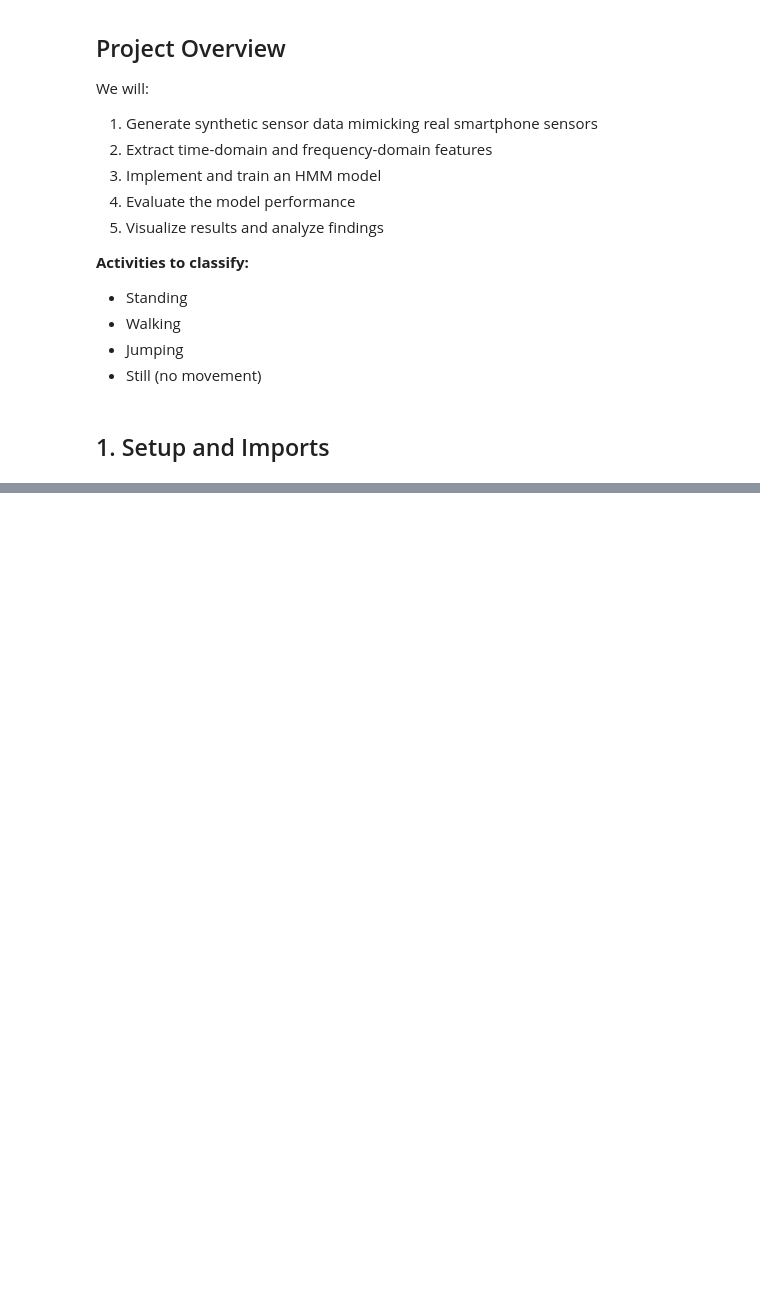
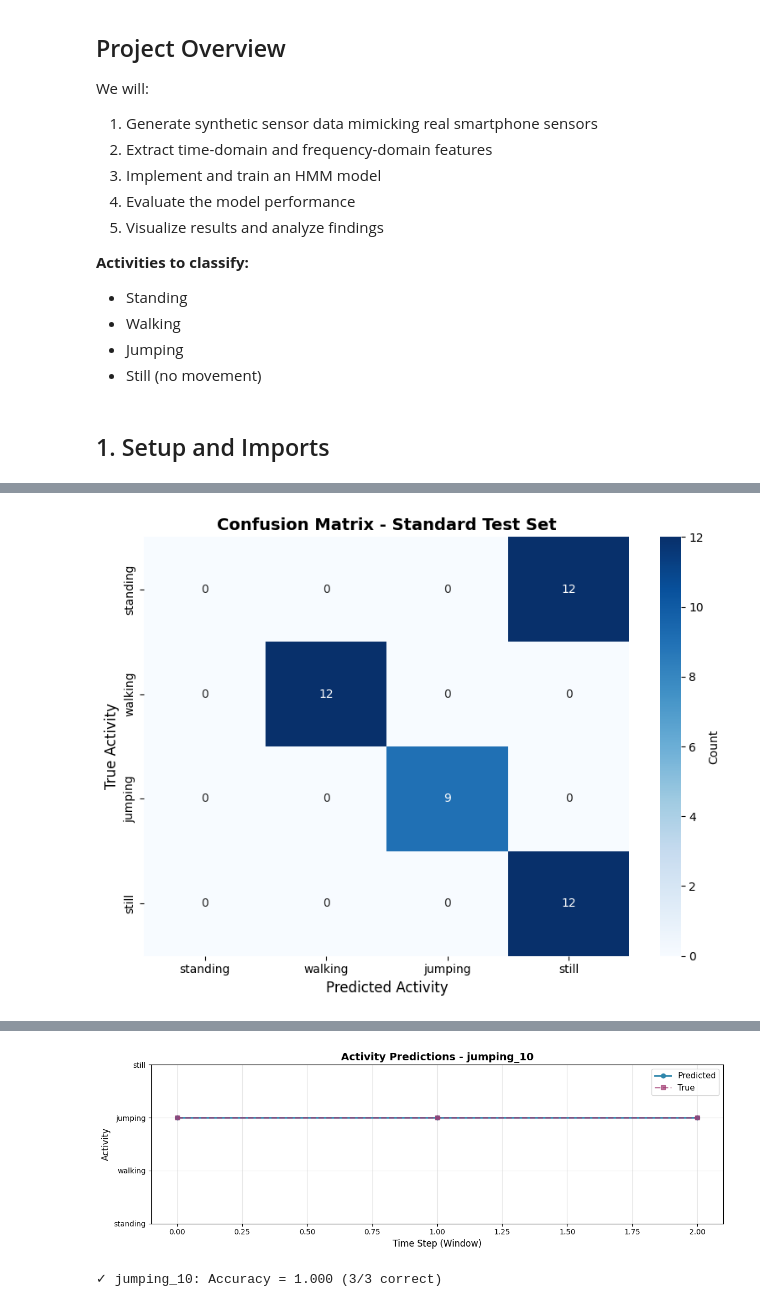
Before and after one commit to Amandine0610/model_human_activity_hmm, a Jupyter notebook: notebooks/human_activity_hmm.ipynb, the cells around one changed output, grey strips where cells are left out. Drawn from its saved outputs; the diff is of its cells as text; code cells hidden in the pictures; blank space fills up the shorter version.

```diff
--- a/notebooks/human_activity_hmm.ipynb
+++ b/notebooks/human_activity_hmm.ipynb
@@ -1149,0 +1100,77 @@ Detailed metrics saved to results/detailed_metrics.csv
+# %%
+print("="*70)
+print("MODEL EVALUATION - STANDARD TEST SET")
+print("="*70 + "\n")
+
+if hmm_model and not test_df.empty:
+    print("Evaluating on standard test set...")
+    metrics = hmm_model.evaluate(test_df)
+
+    print(f"\nOVERALL ACCURACY: {metrics['overall_accuracy']:.3f}")
+    print("\nPER-ACTIVITY METRICS:")
+    print("-"*70)
+    for act in activities:
+        print(f"{act.upper():12s} - Precision: {metrics[f'{act}_precision']:.3f}, "
+              f"Recall: {metrics[f'{act}_recall']:.3f}, "
+              f"F1: {metrics[f'{act}_f1']:.3f}")
+    print("-"*70)
+
+    # Predictions
+    predicted_states = hmm_model.predict(test_df)
+    true_states = test_df['activity'].map(hmm_model.activity_to_state).values
+    predicted_activities = [hmm_model.state_to_activity[s] for s in predicted_states]
+    true_activities = test_df['activity'].values
+
+    # Confusion matrix
+    cm = confusion_matrix(true_activities, predicted_activities, labels=activities)
+    cm_df = pd.DataFrame(cm, index=activities, columns=activities)
+
+    plt.figure(figsize=(8, 6))
+    sns.heatmap(cm_df, annot=True, fmt='d', cmap='Blues',
+               cbar_kws={'label': 'Count'})
+    plt.title('Confusion Matrix - Standard Test Set', fontsize=14, fontweight='bold')
+    plt.xlabel('Predicted Activity', fontsize=12)
+    plt.ylabel('True Activity', fontsize=12)
+    plt.tight_layout()
+    plt.savefig('confusion_matrix_test.png', dpi=300, bbox_inches='tight')
+    plt.show()
+    print("\n✓ Saved: confusion_matrix_test.png\n")
+
+    # Classification report
+    print("DETAILED CLASSIFICATION REPORT:")
+    print("-"*70)
+    print(classification_report(true_activities, predicted_activities))
+    print("-"*70)
+
+    # Prediction timeline visualization
+    sample_ids = test_df['sample_id'].unique()[:2]
+    for sample_id in sample_ids:
+        sample_data = test_df[test_df['sample_id'] == sample_id]
+        feature_cols = [col for col in sample_data.columns
+                       if col not in ['activity', 'sample_id', 'window_idx']]
+        X_sample = sample_data[feature_cols].values
+        y_true_sample = sample_data['activity'].map(hmm_model.activity_to_state).values
+        y_pred_sample = hmm_model.viterbi(X_sample)
+
+        plt.figure(figsize=(12, 4))
+        time_steps = np.arange(len(y_pred_sample))
+        plt.plot(time_steps, y_pred_sample, 'o-', label='Predicted',
+                markersize=6, linewidth=2, color='#2E86AB')
+        plt.plot(time_steps, y_true_sample, 's--', label='True',
+                markersize=6, linewidth=2, alpha=0.7, color='#A23B72')
+        plt.yticks(range(n_states), activities)
+        plt.xlabel('Time Step (Window)', fontsize=12)
+        plt.ylabel('Activity', fontsize=12)
+        plt.title(f'Activity Predictions - {sample_id}', fontsize=14, fontweight='bold')
+        plt.legend(fontsize=11)
+        plt.grid(True, alpha=0.3)
+        plt.tight_layout()
+        plt.savefig(f'predictions_{sample_id}.png', dpi=300, bbox_inches='tight')
+        plt.show()
+
+        accuracy = accuracy_score(y_true_sample, y_pred_sample)
+        print(f"✓ {sample_id}: Accuracy = {accuracy:.3f} "
+              f"({np.sum(y_true_sample == y_pred_sample)}/{len(y_true_sample)} correct)")
+
+print("\n" + "="*70 + "\n")
+# %% [output]
@@ -1149,0 +1192 @@ Detailed metrics saved to results/detailed_metrics.csv
+[figure, added]
@@ -1149,0 +1209,2 @@ Detailed metrics saved to results/detailed_metrics.csv
+[figure, added]
+✓ jumping_10: Accuracy = 1.000 (3/3 correct)
```
Also changed, not shown: parts of 47 cells of this notebook, 22 other files.
